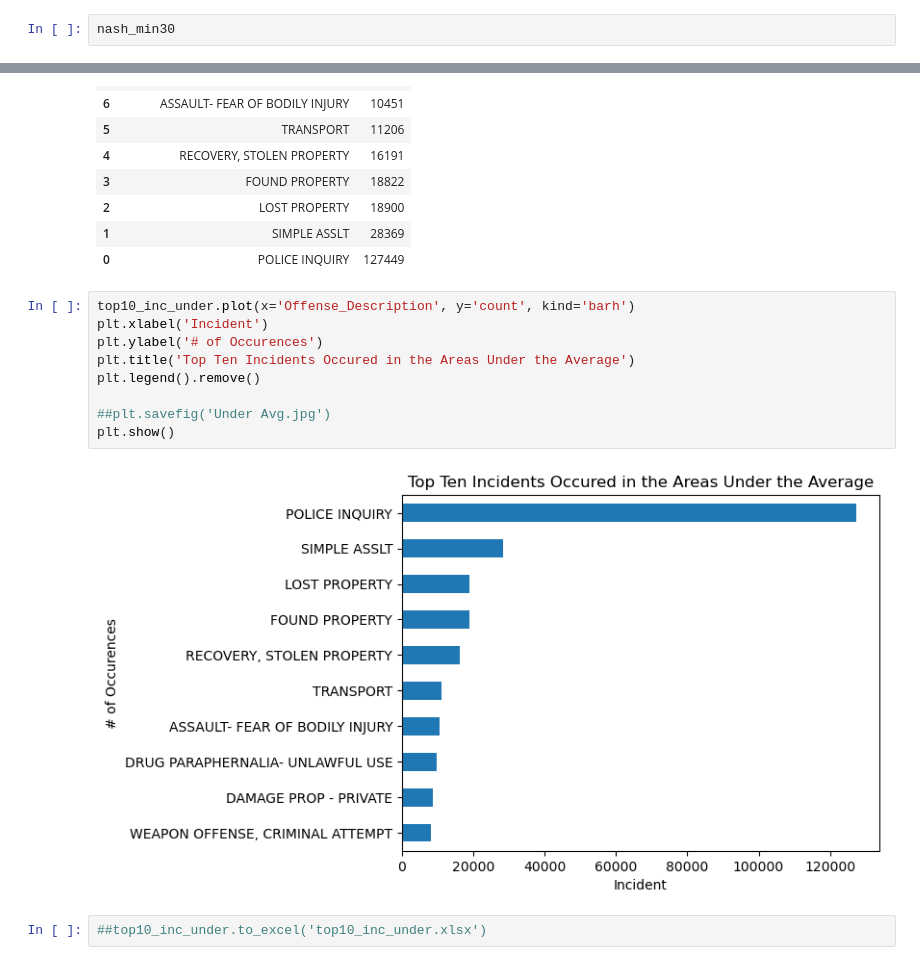
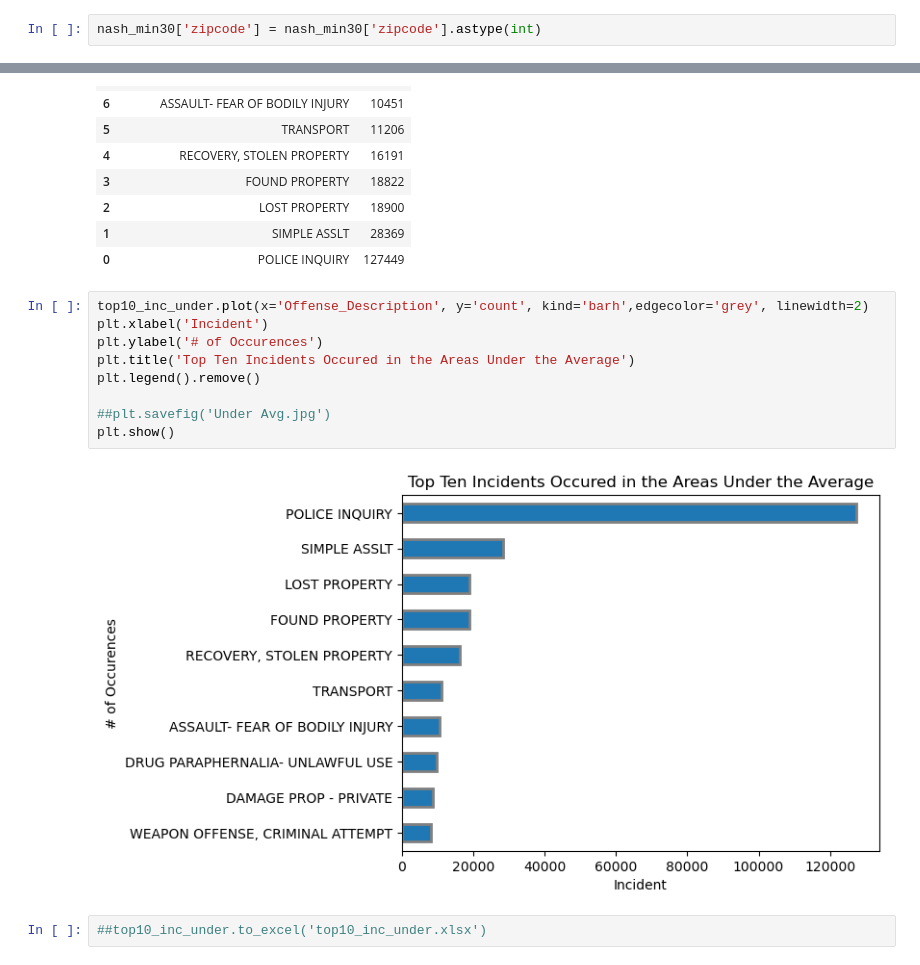
Before and after one commit to jacobvogs/Airbnb-Listings-in-Nash, a Jupyter notebook: notebook/capstone.ipynb, the cells around one changed output, grey strips where cells are left out. Drawn from its saved outputs; the diff is of its cells as text.

```diff
--- a/notebook/capstone.ipynb
+++ b/notebook/capstone.ipynb
@@ -315,5 +315,5 @@ array([37206., 37076., 37212., 37214., 37216., 37204., 37205., 37138.,
        37210., 37208., 37211., 37217., 37115., 37209., 37203., 37207.,
        37013., 37221., 37219., 37215., 37218., 37201.])
 # %%
-nash_min30
+nash_min30['zipcode'] = nash_min30['zipcode'].astype(int)
 # %% [output]
@@ -573,16 +567,16 @@ top10_inc_under
 | 1 | SIMPLE ASSLT | 28369 |
 | 0 | POLICE INQUIRY | 127449 |
 # %%
-top10_inc_under.plot(x='Offense_Description', y='count', kind='barh')
+top10_inc_under.plot(x='Offense_Description', y='count', kind='barh',edgecolor='grey', linewidth=2)
 plt.xlabel('Incident')
 plt.ylabel('# of Occurences')
 plt.title('Top Ten Incidents Occured in the Areas Under the Average')
 plt.legend().remove()
 
 ##plt.savefig('Under Avg.jpg')
 plt.show()
 # %% [output]
-[figure, old version]
+[figure, new version]
 # %%
 ##top10_inc_under.to_excel('top10_inc_under.xlsx')
 # %%
```
Also changed, not shown: parts of 11 cells of this notebook.
